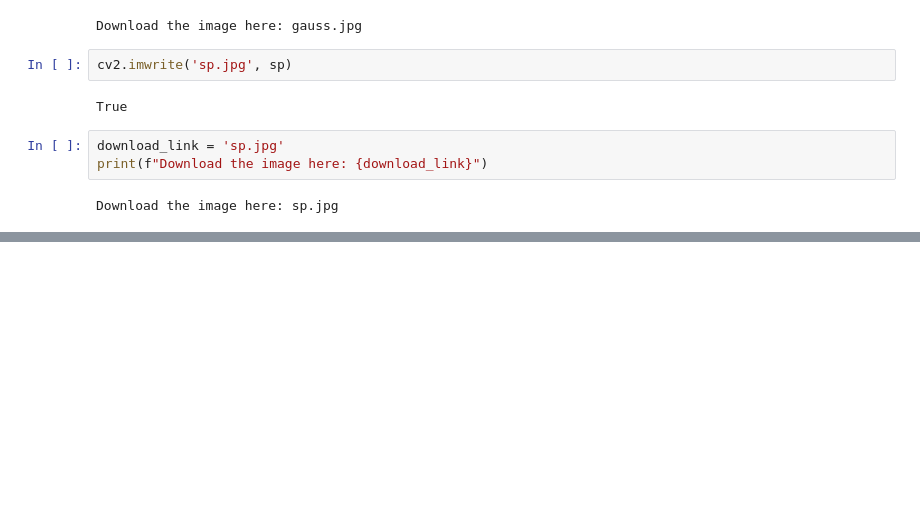
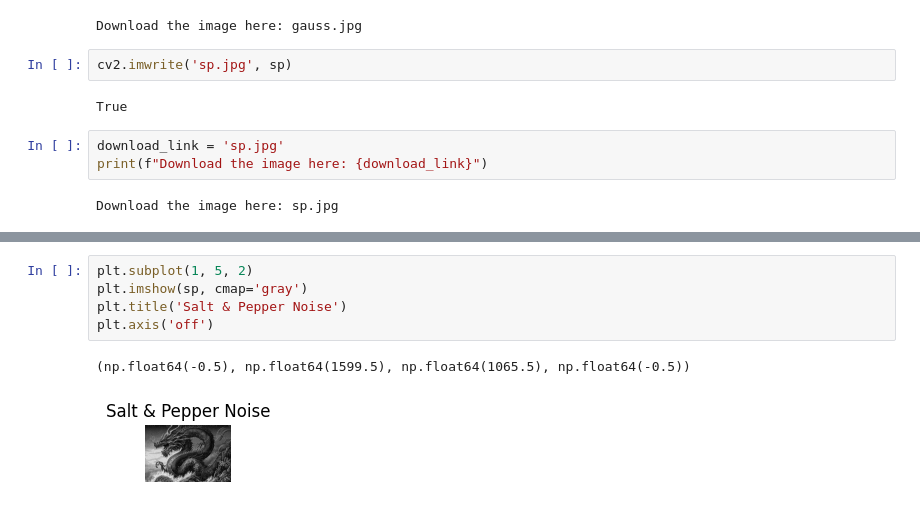
Before and after one commit to TarunGoel93/IPCV-, a Jupyter notebook: LAB-EXP-5/x.ipynb, the cells around one changed output, grey strips where cells are left out. Saved outputs shown, nothing was run; the diff lists cells and outputs as text; blank space fills up the shorter version.

```diff
--- a/LAB-EXP-5/x.ipynb
+++ b/LAB-EXP-5/x.ipynb
@@ -69,0 +93,8 @@ Download the image here: sp.jpg
+# %%
+plt.subplot(1, 5, 2)
+plt.imshow(sp, cmap='gray')
+plt.title('Salt & Pepper Noise')
+plt.axis('off')
+# %% [output]
+(np.float64(-0.5), np.float64(1599.5), np.float64(1065.5), np.float64(-0.5))
+[figure, added]
```
Also changed, not shown: parts of 10 cells of this notebook, 10 other files.
